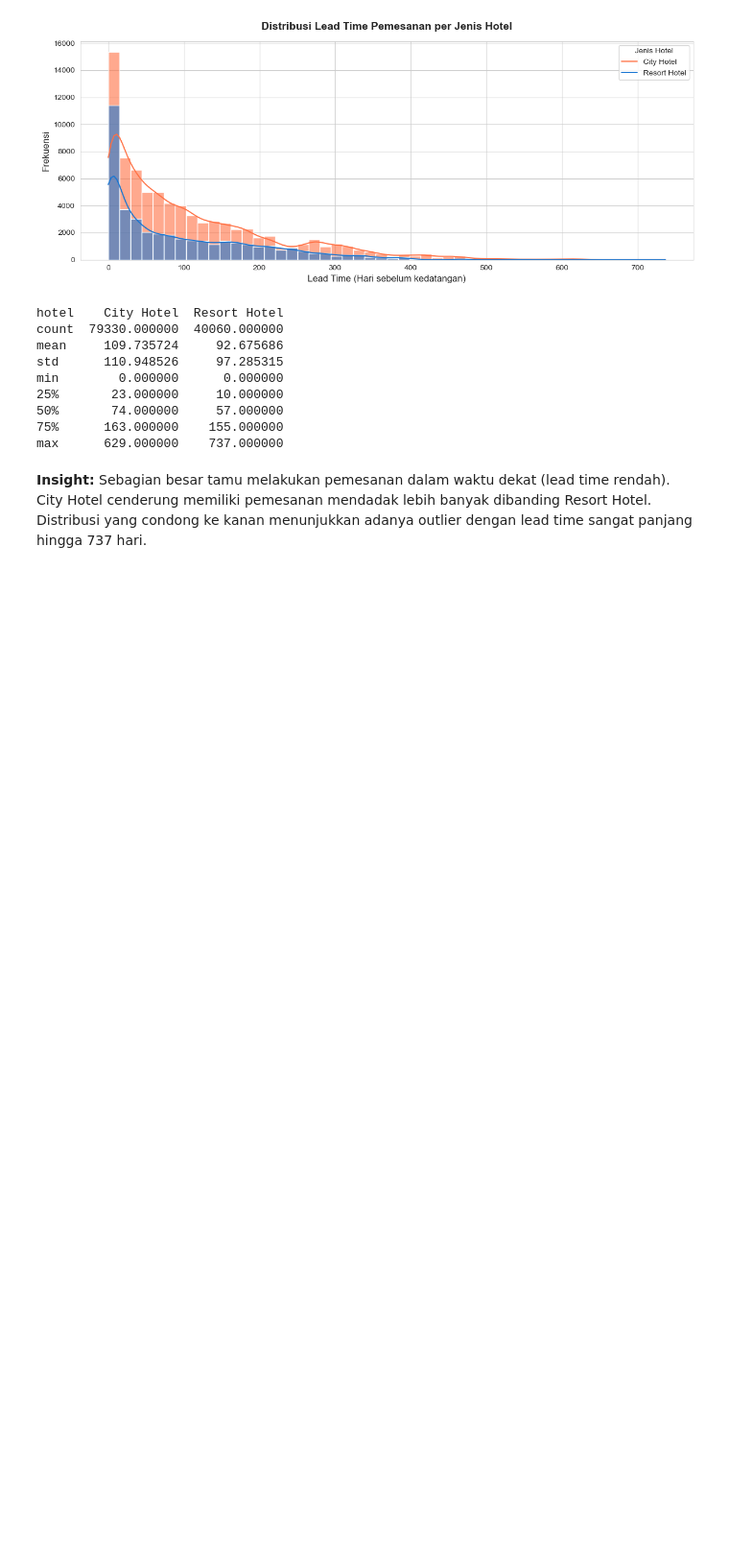
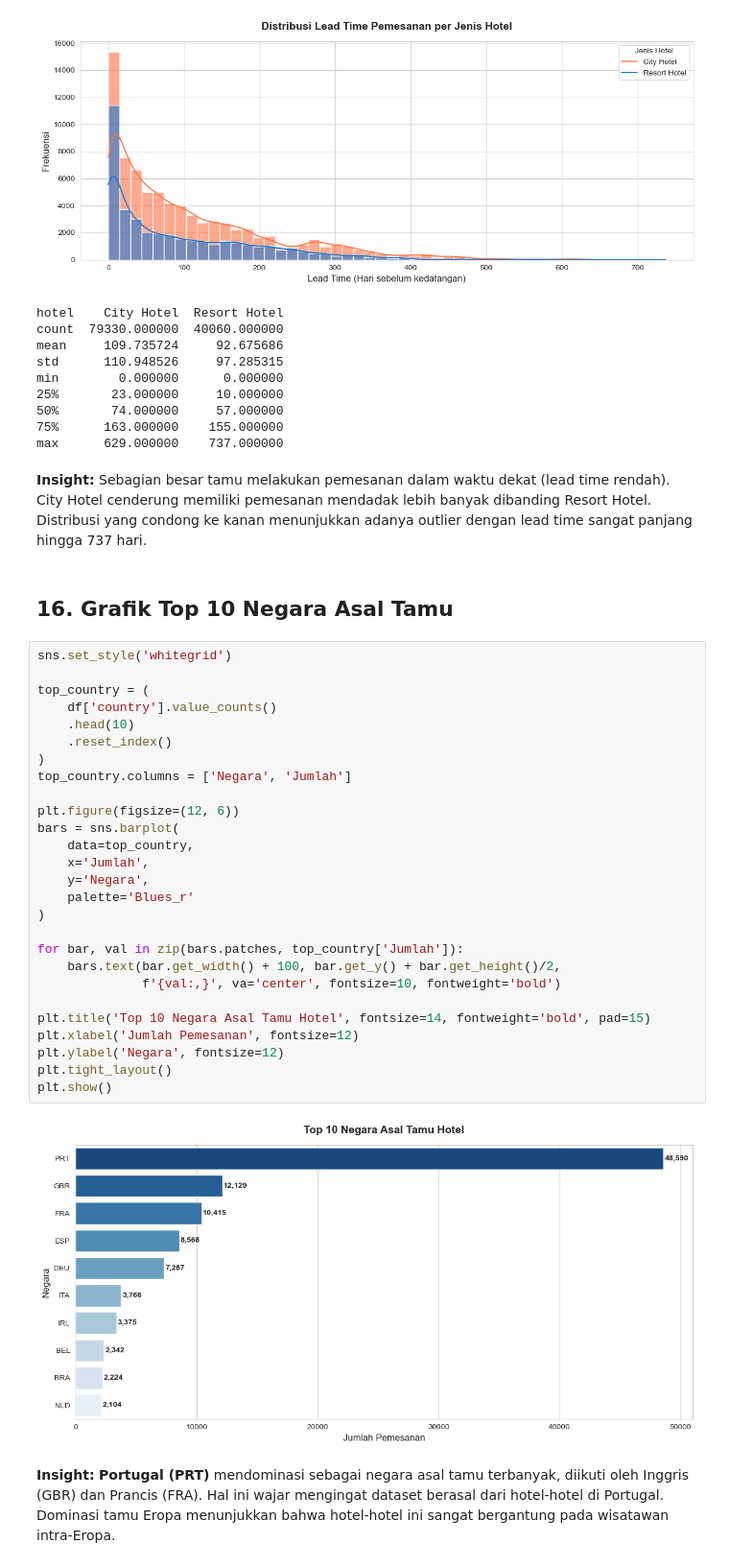
Before and after one commit to MuhammadShidqiHanifUSK/A_Project_VisDat_Klp1, a Jupyter notebook: notebooks/eda.ipynb, the cells around one changed output. Shown at 96% size. Saved outputs shown, nothing was run; the diff lists cells and outputs as text; blank space fills up the shorter version.

Commit message:
Edit eda.ipynb: Add Top 10 Countries of Origin for Visitors Chart

```diff
--- a/notebooks/eda.ipynb
+++ b/notebooks/eda.ipynb
@@ -411,3 +411,36 @@ min        0.000000      0.000000
 max      629.000000    737.000000
 # %% [markdown]
 **Insight:** Sebagian besar tamu melakukan pemesanan dalam waktu dekat (lead time rendah). City Hotel cenderung memiliki pemesanan mendadak lebih banyak dibanding Resort Hotel. Distribusi yang condong ke kanan menunjukkan adanya outlier dengan lead time sangat panjang hingga 737 hari.
+# %% [markdown]
+## 16. Grafik Top 10 Negara Asal Tamu
+# %%
+sns.set_style('whitegrid')
+
+top_country = (
+    df['country'].value_counts()
+    .head(10)
+    .reset_index()
+)
+top_country.columns = ['Negara', 'Jumlah']
+
+plt.figure(figsize=(12, 6))
+bars = sns.barplot(
+    data=top_country,
+    x='Jumlah',
+    y='Negara',
+    palette='Blues_r'
+)
+
+for bar, val in zip(bars.patches, top_country['Jumlah']):
+    bars.text(bar.get_width() + 100, bar.get_y() + bar.get_height()/2,
+              f'{val:,}', va='center', fontsize=10, fontweight='bold')
+
+plt.title('Top 10 Negara Asal Tamu Hotel', fontsize=14, fontweight='bold', pad=15)
+plt.xlabel('Jumlah Pemesanan', fontsize=12)
+plt.ylabel('Negara', fontsize=12)
+plt.tight_layout()
+plt.show()
+# %% [output]
+[figure, added]
+# %% [markdown]
+**Insight:** **Portugal (PRT)** mendominasi sebagai negara asal tamu terbanyak, diikuti oleh Inggris (GBR) dan Prancis (FRA). Hal ini wajar mengingat dataset berasal dari hotel-hotel di Portugal. Dominasi tamu Eropa menunjukkan bahwa hotel-hotel ini sangat bergantung pada wisatawan intra-Eropa.
```
